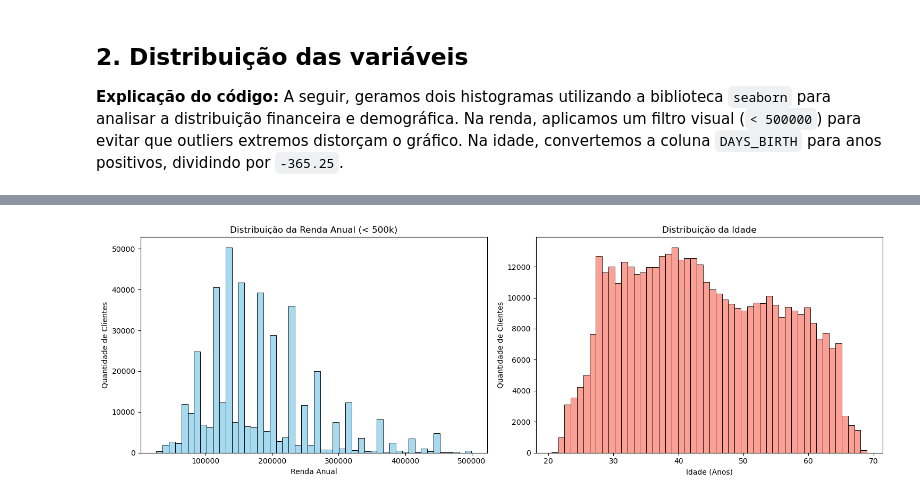
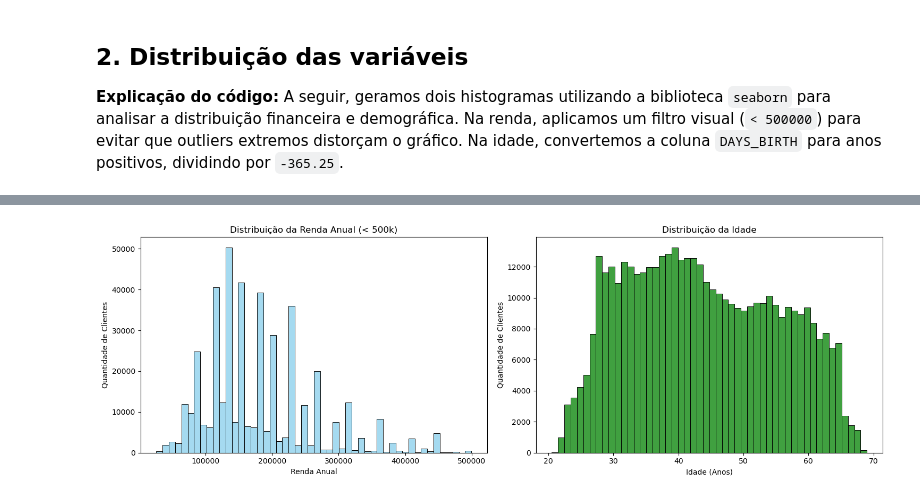
Before and after one commit to fagnermacedo/tech-challenge-fase2, a Jupyter notebook: notebooks/01_eda.ipynb, the cells around one changed output, grey strips where cells are left out. Drawn from its saved outputs; the diff is of its cells as text; code cells hidden in the pictures.

```diff
--- a/notebooks/01_eda.ipynb
+++ b/notebooks/01_eda.ipynb
@@ -200,20 +238,25 @@ df.describe().T
 # %%
+# Variáveis usadas na análise
+# renda anual (AMT_INCOME_TOTAL)
+# idade (DAYS_BIRTH)
+
+
 fig, ax = plt.subplots(1, 2, figsize=(15, 5))
 
 # Distribuição da Renda
 sns.histplot(df_aplication[df_aplication['AMT_INCOME_TOTAL'] < 500000]['AMT_INCOME_TOTAL'], bins=50, ax=ax[0], color='skyblue')
 ax[0].set_title('Distribuição da Renda Anual (< 500k)')
 ax[0].set_xlabel('Renda Anual')
 ax[0].set_ylabel('Quantidade de Clientes')
 
 # Distribuição da Idade
 idades_anos = df_aplication['DAYS_BIRTH'] / -365.25
-sns.histplot(idades_anos, bins=50, ax=ax[1], color='salmon')
+sns.histplot(idades_anos, bins=50, ax=ax[1], color='green')
 ax[1].set_title('Distribuição da Idade')
 ax[1].set_xlabel('Idade (Anos)')
 ax[1].set_ylabel('Quantidade de Clientes')
 
 plt.tight_layout()
 plt.show()
 # %% [output]
-[figure, old version]
+[figure, new version]
```
Also changed, not shown: parts of 27 cells of this notebook.
